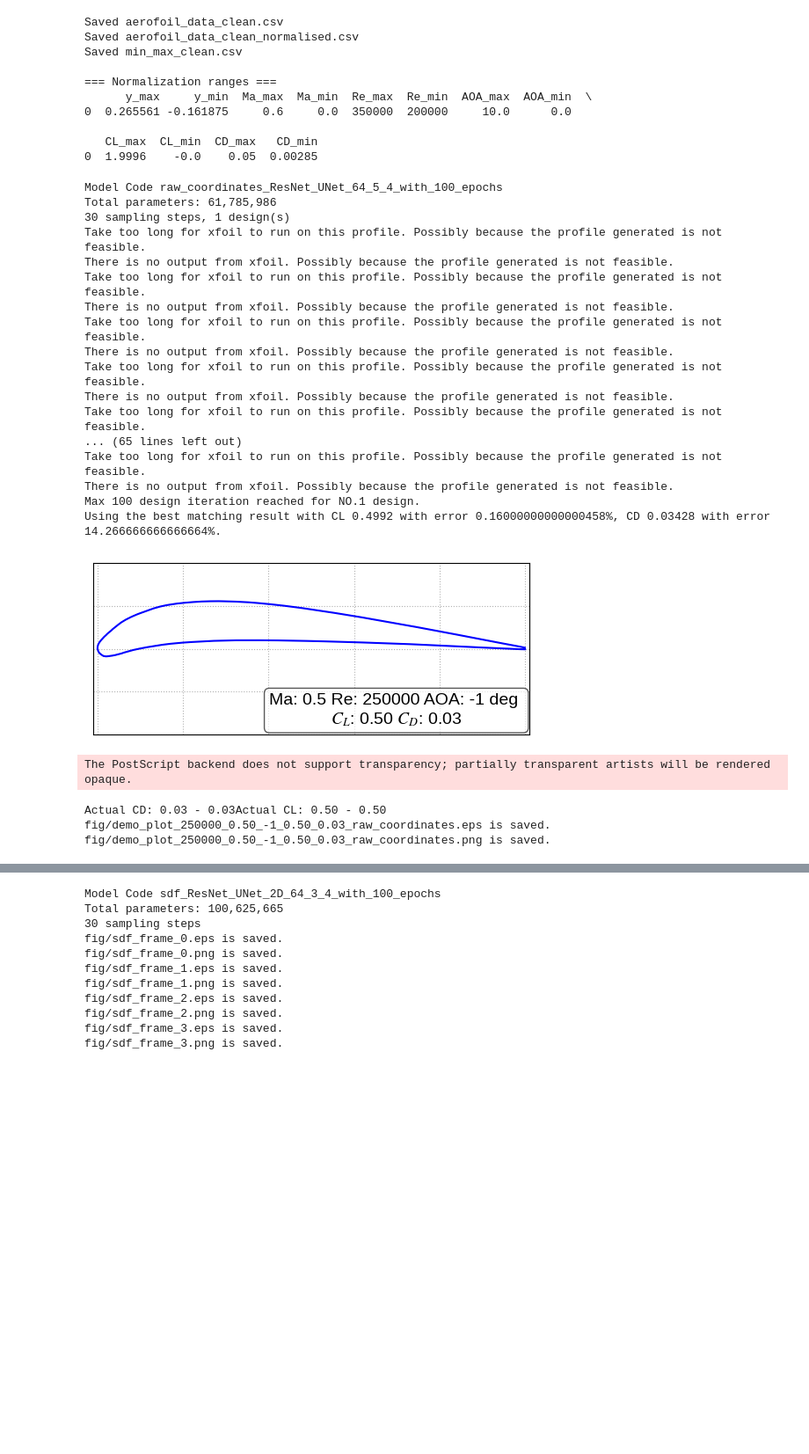
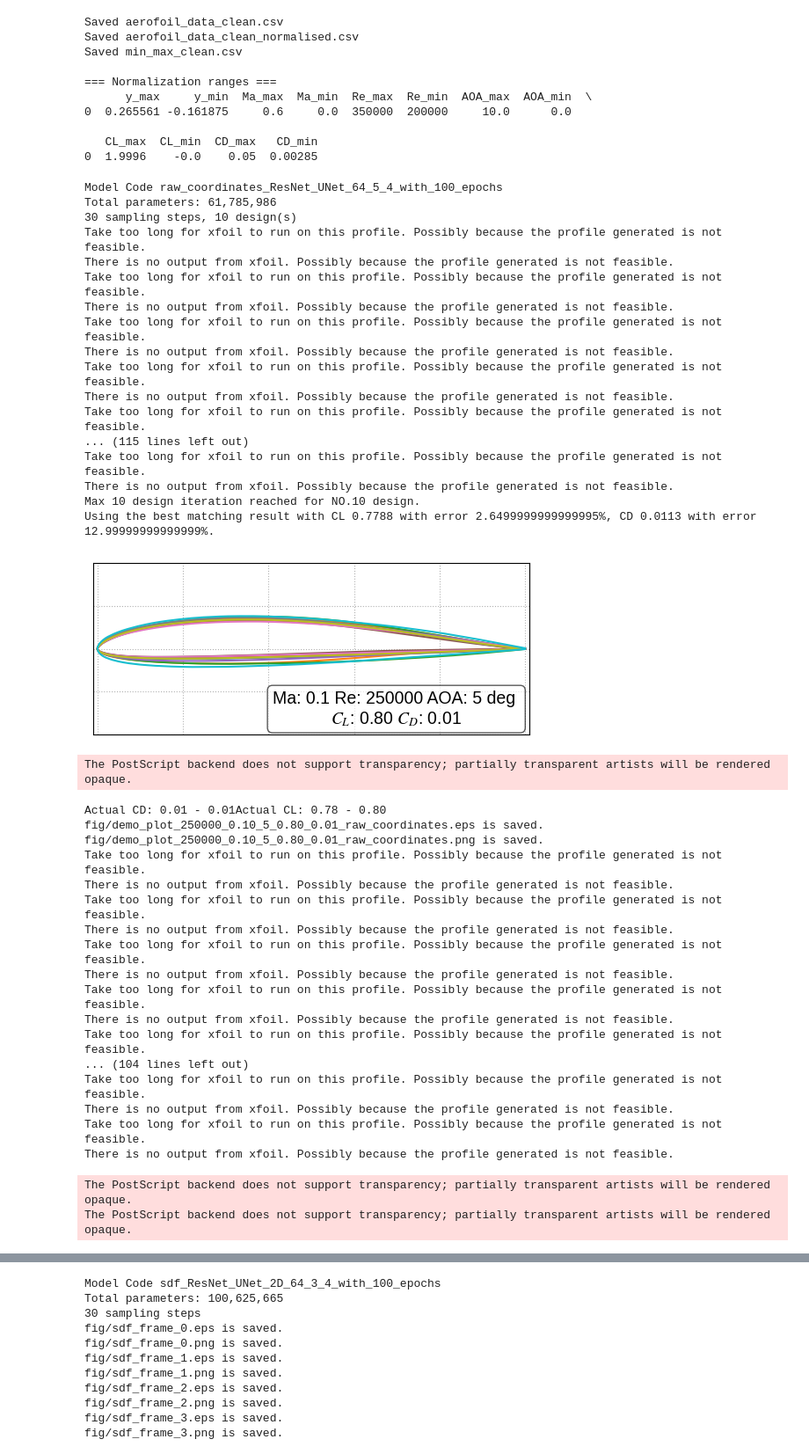
Before and after one commit to Yingfangeng/Diffusion_based_2DAirfoil_Generation, a Jupyter notebook: model_deployment.ipynb, the cells around one changed output, grey strips where cells are left out. Shown at 88% size. Saved outputs shown, nothing was run; the diff lists cells and outputs as text; code cells hidden in the pictures; blank space fills up the shorter version.

```diff
--- a/model_deployment.ipynb
+++ b/model_deployment.ipynb
@@ -162,30 +162,46 @@ Saved min_max_clean.csv
 # %%
 # Target: CL:0.7988999999999999, CD: 0.012539999999999999
 model_deployment(mode = 'test', model_config_path='mdl_hyperparams/raw_coords_conv1d_deep_unet.yaml', sample_number=1,
-                 AOA=-1, Ma=0.5, Re=250000, CL=0.5, CD=0.03,
-                num_steps = 30, lim = 0.5, multiple_design = 1,
-                x_foil_timeout=5, CL_tolerence = 0.01, CD_tolerence = 0.05, max_iteration = 100,
-                distribution_plot_switch = False, off_design_plot_switch=False)
+                 AOA=5, Ma=0.1, Re=250000, CL=0.8, CD=0.01,
+                num_steps = 30, lim = 0.5, multiple_design = 10,
+                x_foil_timeout=5, CL_tolerence = 0.01, CD_tolerence = 0.05, max_iteration = 10,
+                distribution_plot_switch = False, off_design_plot_switch=True)
 # %% [output]
 Model Code raw_coordinates_ResNet_UNet_64_5_4_with_100_epochs
 Total parameters: 61,785,986
-30 sampling steps, 1 design(s)
+30 sampling steps, 10 design(s)
 Take too long for xfoil to run on this profile. Possibly because the profile generated is not feasible.
 There is no output from xfoil. Possibly because the profile generated is not feasible.
 Take too long for xfoil to run on this profile. Possibly because the profile generated is not feasible.
 There is no output from xfoil. Possibly because the profile generated is not feasible.
 Take too long for xfoil to run on this profile. Possibly because the profile generated is not feasible.
 There is no output from xfoil. Possibly because the profile generated is not feasible.
 Take too long for xfoil to run on this profile. Possibly because the profile generated is not feasible.
 There is no output from xfoil. Possibly because the profile generated is not feasible.
 Take too long for xfoil to run on this profile. Possibly because the profile generated is not feasible.
-... (65 lines left out)
+... (115 lines left out)
 Take too long for xfoil to run on this profile. Possibly because the profile generated is not feasible.
 There is no output from xfoil. Possibly because the profile generated is not feasible.
-Max 100 design iteration reached for NO.1 design.
-Using the best matching result with CL 0.4992 with error 0.16000000000000458%, CD 0.03428 with error 14.266666666666664%.
+Max 10 design iteration reached for NO.10 design.
+Using the best matching result with CL 0.7788 with error 2.6499999999999995%, CD 0.0113 with error 12.99999999999999%.
-[figure, old version]
+[figure, new version]
 The PostScript backend does not support transparency; partially transparent artists will be rendered opaque.
-Actual CD: 0.03 - 0.03Actual CL: 0.50 - 0.50
-fig/demo_plot_250000_0.50_-1_0.50_0.03_raw_coordinates.eps is saved.
-fig/demo_plot_250000_0.50_-1_0.50_0.03_raw_coordinates.png is saved.
+Actual CD: 0.01 - 0.01Actual CL: 0.78 - 0.80
+fig/demo_plot_250000_0.10_5_0.80_0.01_raw_coordinates.eps is saved.
+fig/demo_plot_250000_0.10_5_0.80_0.01_raw_coordinates.png is saved.
+Take too long for xfoil to run on this profile. Possibly because the profile generated is not feasible.
+There is no output from xfoil. Possibly because the profile generated is not feasible.
+Take too long for xfoil to run on this profile. Possibly because the profile generated is not feasible.
+There is no output from xfoil. Possibly because the profile generated is not feasible.
+Take too long for xfoil to run on this profile. Possibly because the profile generated is not feasible.
+There is no output from xfoil. Possibly because the profile generated is not feasible.
+Take too long for xfoil to run on this profile. Possibly because the profile generated is not feasible.
+There is no output from xfoil. Possibly because the profile generated is not feasible.
+Take too long for xfoil to run on this profile. Possibly because the profile generated is not feasible.
+... (104 lines left out)
+Take too long for xfoil to run on this profile. Possibly because the profile generated is not feasible.
+There is no output from xfoil. Possibly because the profile generated is not feasible.
+Take too long for xfoil to run on this profile. Possibly because the profile generated is not feasible.
+There is no output from xfoil. Possibly because the profile generated is not feasible.
+The PostScript backend does not support transparency; partially transparent artists will be rendered opaque.
+The PostScript backend does not support transparency; partially transparent artists will be rendered opaque.
```
Also changed, not shown: parts of 11 cells of this notebook, 12 other files.
